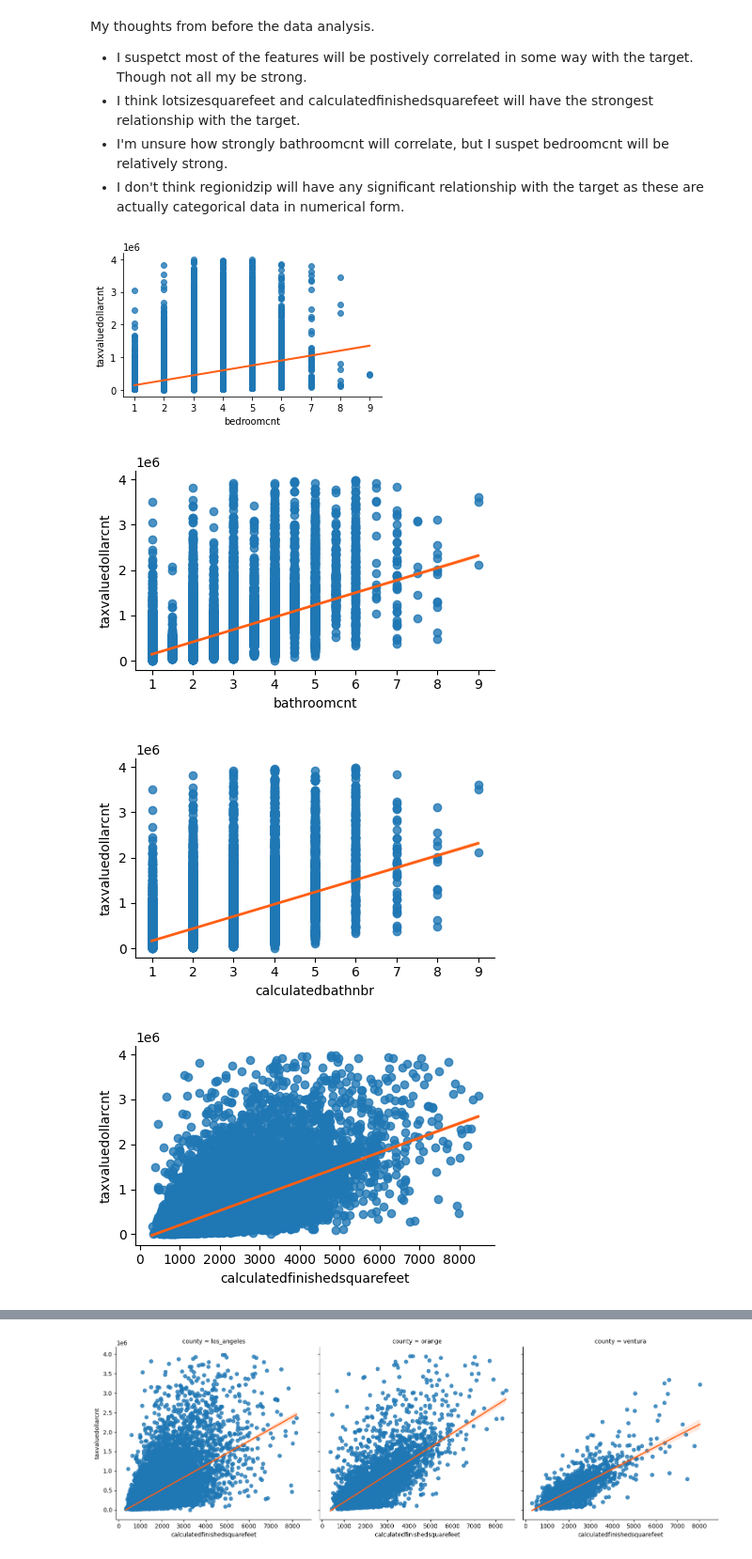
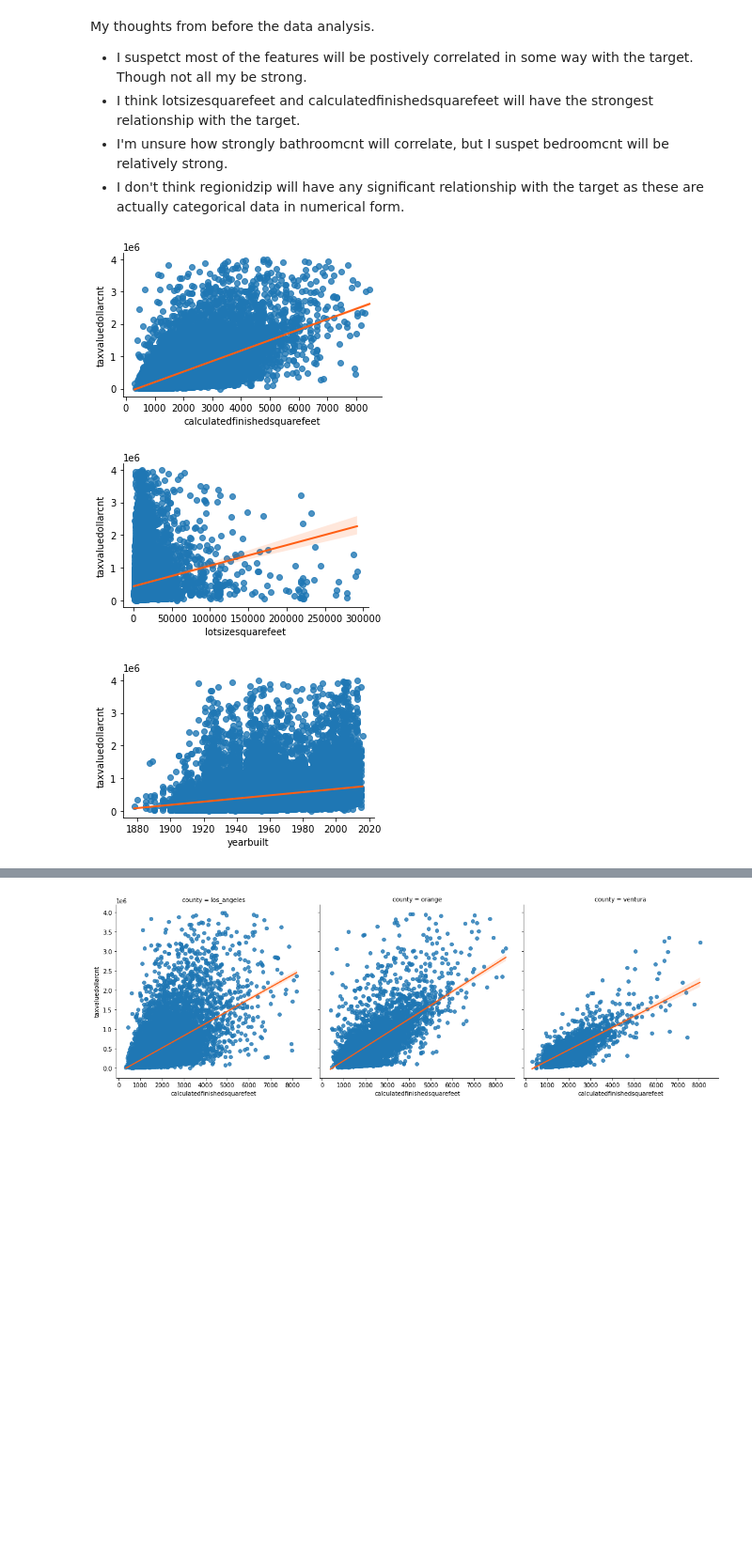
Before and after one commit to AndrewRachuig/zillow_regression_project, a Jupyter notebook: final_report.ipynb, the cells around one changed output, grey strips where cells are left out. Shown at 94% size. Cells and saved outputs as stored; diff of their text form; code cells hidden in the pictures; blank space fills up the shorter version.

```diff
--- a/final_report.ipynb
+++ b/final_report.ipynb
@@ -92,14 +93,12 @@ My thoughts from before the data analysis.
 - I'm unsure how strongly bathroomcnt will correlate, but I suspet bedroomcnt will be relatively strong.
 - I don't think regionidzip will have any significant relationship with the target as these are actually categorical data in numerical form.
 # %%
-# Visualizing all continuous features against the target value 'taxvaluedollarcnt'
-columns_to_viz = train.select_dtypes('number').drop(columns='taxvaluedollarcnt').columns.tolist()
+# Visualizing the continuous features against the target value 'taxvaluedollarcnt'
+columns_to_viz = train.select_dtypes('number').drop(columns=['taxvaluedollarcnt', 'bedroomcnt', 'bathroomcnt', 'calculatedbathnbr', 'regionidzip']).columns.tolist()
 for column in columns_to_viz:
     sns.lmplot(x = column, y = 'taxvaluedollarcnt', data = train, line_kws={'color': '#FF5E13', 'linewidth': 2},  height=3, aspect=1.5)
-    plt.plot()
     plt.show()
 # %% [output]
-[figure, old version]
+[figure, new version]
-[figure, old version]
+[figure, new version]
-[figure, old version]
+[figure, new version]
-[figure, removed]
```
Also changed, not shown: parts of 35 cells of this notebook.
